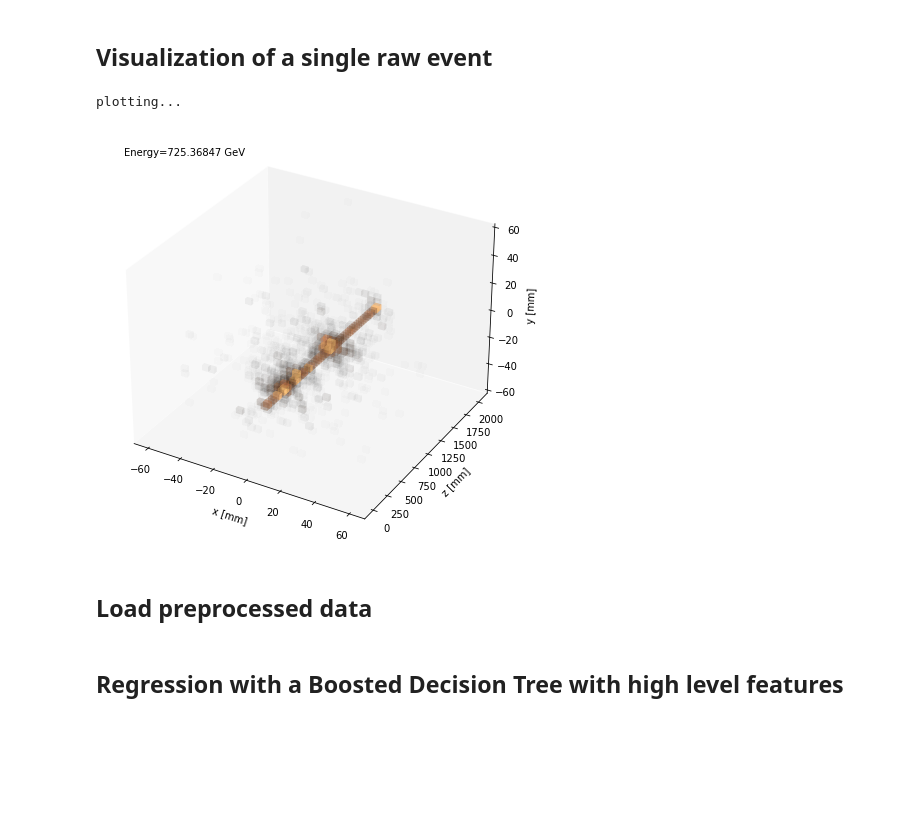
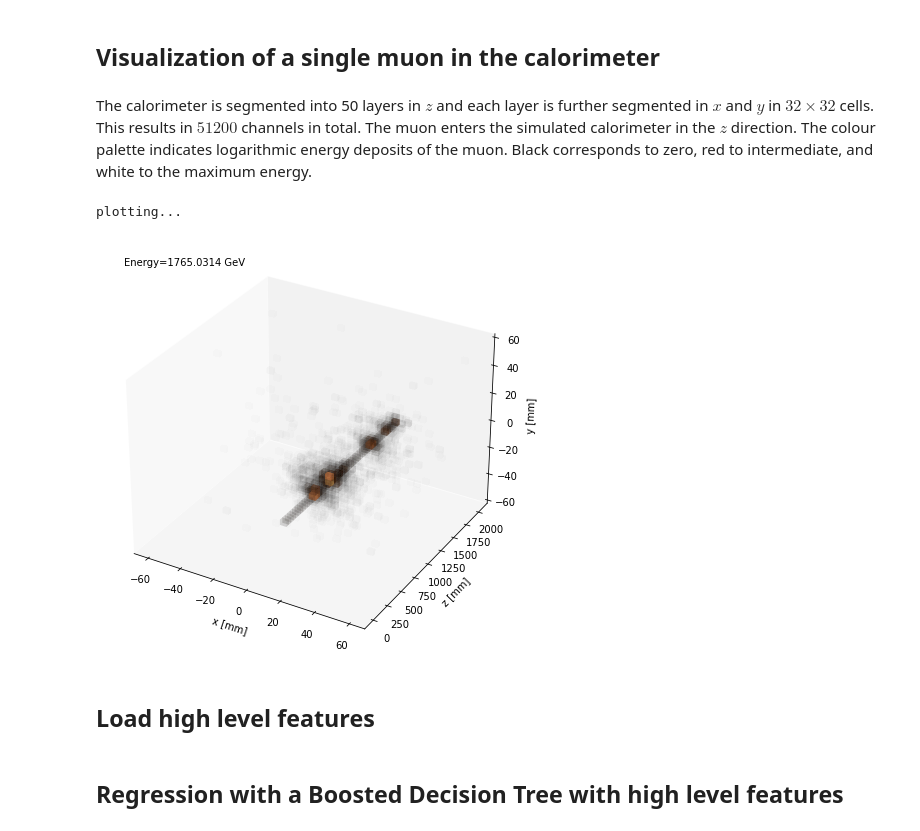
Before and after one commit to llayer/cmu_challenge, a Jupyter notebook: muon_regression.ipynb, the cells around one changed output. Saved outputs shown, nothing was run; the diff lists cells and outputs as text; code cells hidden in the pictures; blank space fills up the shorter version.

Commit message:
add more plotting

```diff
--- a/muon_regression.ipynb
+++ b/muon_regression.ipynb
@@ -12,16 +14,20 @@ from metric import compute_improvement
 # %%
 from plotting import *
 # %% [markdown]
-## Visualization of a single raw event
+## Visualization of a single muon in the calorimeter
+# %% [markdown]
+The calorimeter is segmented into 50 layers in $z$ and each layer is further segmented in $x$ and $y$ in $32 \times 32$ cells. This results in $51200$ channels in total. The muon enters the simulated calorimeter in the $z$ direction. The colour palette indicates logarithmic energy deposits of the muon. Black corresponds to zero, red to intermediate, and white to the maximum energy.
 # %%
 hits, true_energy = load_tree("0.root")
+# %%
+hits_sub, true_energy_sub = restrict_energy(hits, true_energy, e_range = [1500, 1800])
 # %%
-plot_eventdisplay(1, hits, true_energy, usegrid=False, save=False)
+plot_eventdisplay(1, hits_sub, true_energy_sub, usegrid=False, save=False)
 # %% [output]
 plotting...
-[figure, old version]
+[figure, new version]
 # %% [markdown]
-## Load preprocessed data
+## Load high level features
 # %%
 PATH = Path("/home/centos/mount_point/data/cmu_challenge/")
 # %%
```
Also changed, not shown: parts of 14 cells of this notebook, 1 other file.
